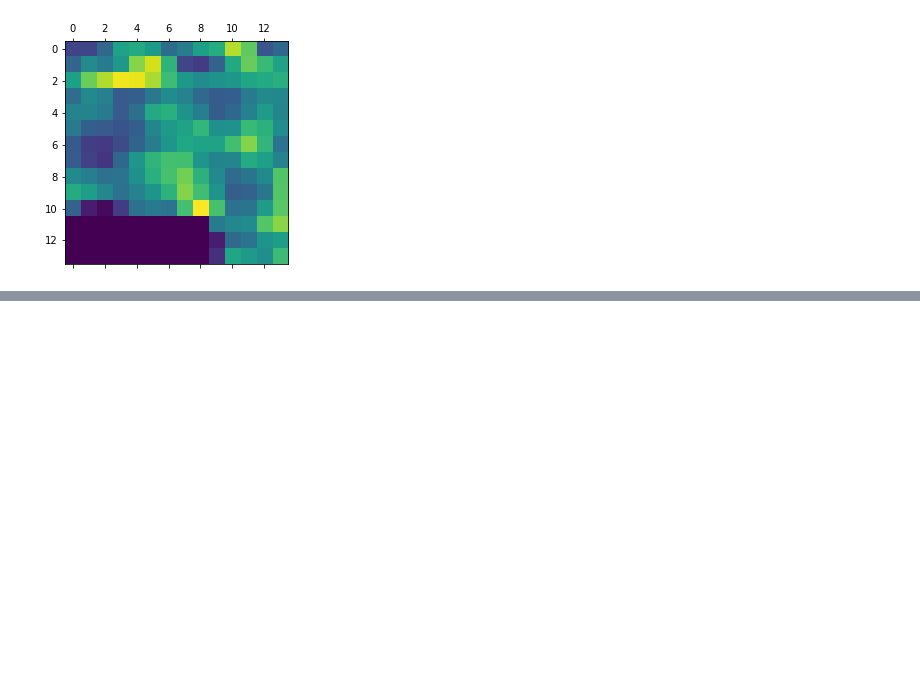
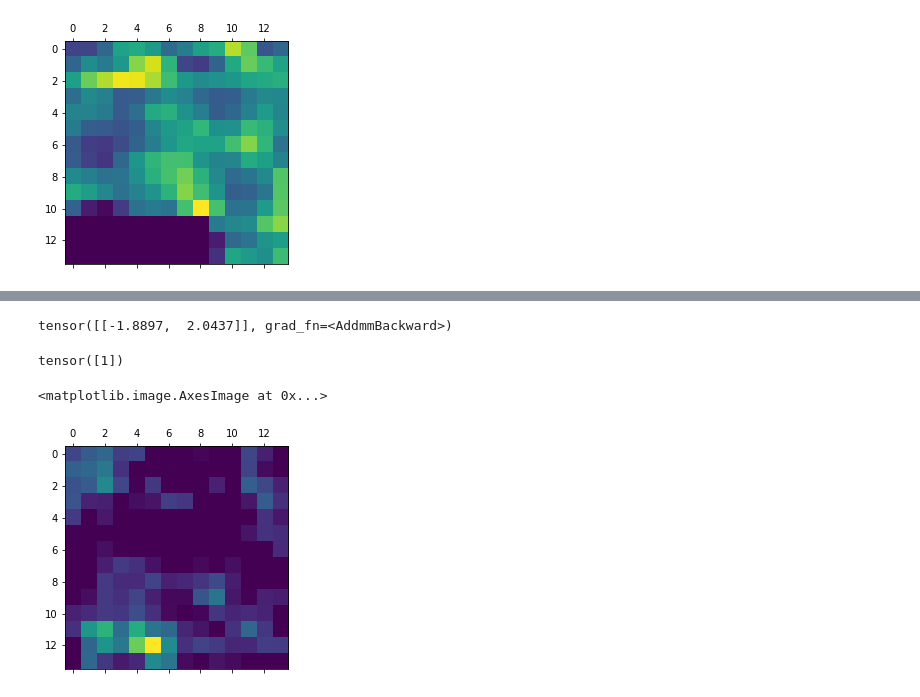
Before and after one commit to matthewrberning/wheat-awn-classification-multiyear, a Jupyter notebook: notebooks/class_activation_mapping.ipynb, the cells around one changed output, grey strips where cells are left out. Saved outputs shown, nothing was run; the diff lists cells and outputs as text; code cells hidden in the pictures; blank space fills up the shorter version.

Commit message:
update to cam notebook for functional cam test with trained model

```diff
--- a/notebooks/class_activation_mapping.ipynb
+++ b/notebooks/class_activation_mapping.ipynb
@@ -445,0 +490,2 @@ cv2.imwrite('./map.jpg', superimposed_img)
+# %%
+cammodel = CAMModel('../runs/2021-12-05-13_42_22_model_epoch-10_val-acc-95.180.pth')
@@ -445,0 +512,2 @@ cv2.imwrite('./map.jpg', superimposed_img)
+# %%
+img, _ = next(iter(dataloader))
@@ -445,0 +516,8 @@ cv2.imwrite('./map.jpg', superimposed_img)
+# %%
+pred
+# %% [output]
+tensor([[-1.8897,  2.0437]], grad_fn=<AddmmBackward>)
+# %%
+pred.argmax(dim=1)
+# %% [output]
+tensor([1])
@@ -445,0 +528,20 @@ cv2.imwrite('./map.jpg', superimposed_img)
+# %%
+activations = cammodel.get_activations(img).detach()
+# %%
+for i in range(512):
+    activations[:, i, :, :] *= pooled_gradients[i]
+
+heatmap = torch.mean(activations, dim=1).squeeze()
+
+# relu on top of the heatmap
+# expression (2) in https://arxiv.org/pdf/1610.02391.pdf
+heatmap = np.maximum(heatmap, 0)
+
+# normalize the heatmap
+heatmap /= torch.max(heatmap)
+
+# draw the heatmap
+plt.matshow(heatmap.squeeze())
+# %% [output]
+<matplotlib.image.AxesImage at 0x...>
+[figure, added]
```
Also changed, not shown: parts of 17 cells of this notebook.
